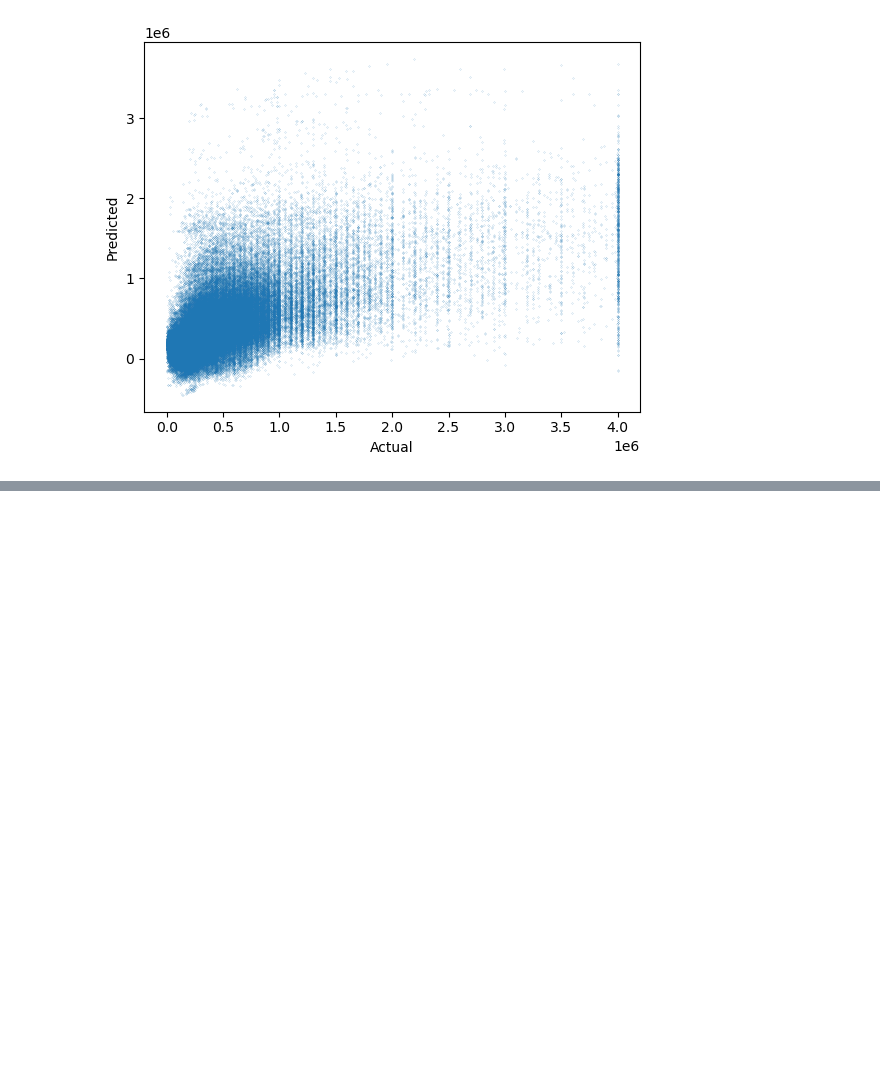
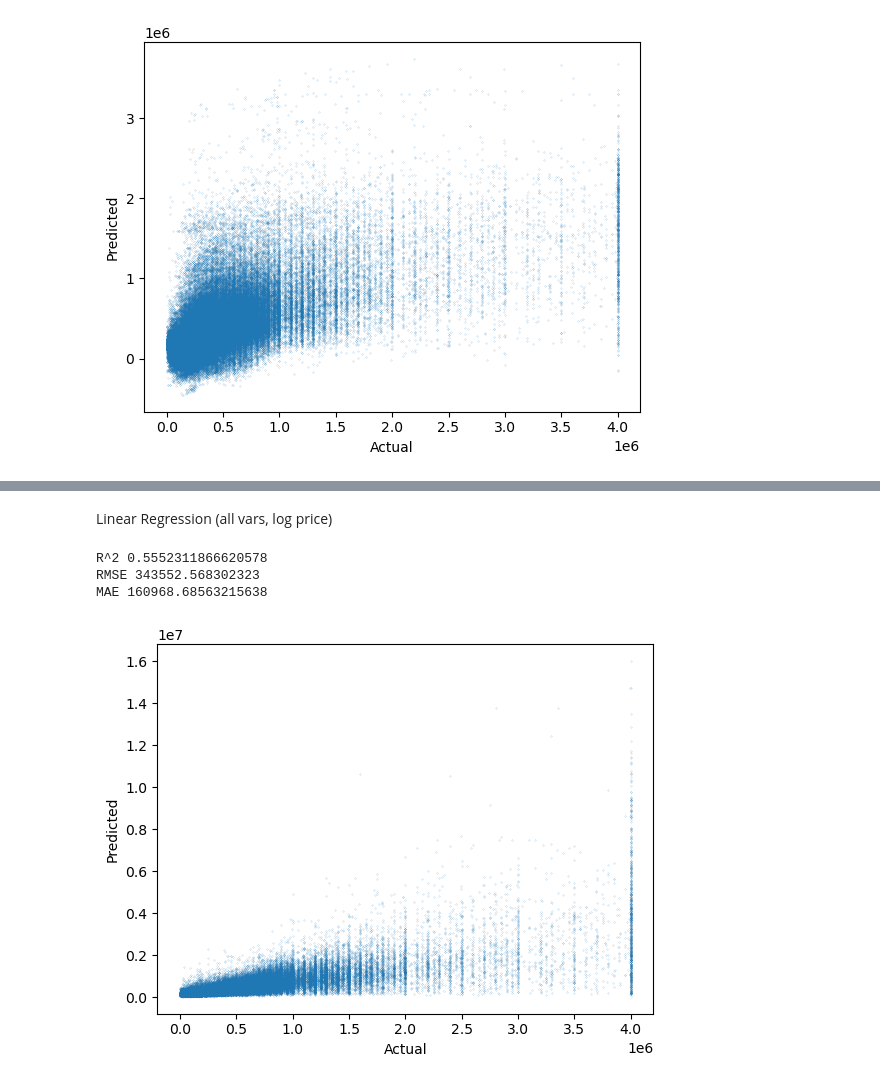
Before and after one commit to luke-dillon/PlacementProject, a Jupyter notebook: model.ipynb, the cells around one changed output, grey strips where cells are left out. Saved outputs shown, nothing was run; the diff lists cells and outputs as text; code cells hidden in the pictures; blank space fills up the shorter version.

```diff
--- a/model.ipynb
+++ b/model.ipynb
@@ -235,0 +286,9 @@ MAE 242587.5562279942
+# %% [markdown]
+Linear Regression (all vars, log price)
+# %%
+model, X = build_model_log(LinearRegression())
+# %% [output]
+R^2 0.5552311866620578
+RMSE 343552.568302323
+MAE 160968.68563215638
+[figure, added]
```
Also changed, not shown: parts of 16 cells of this notebook.
